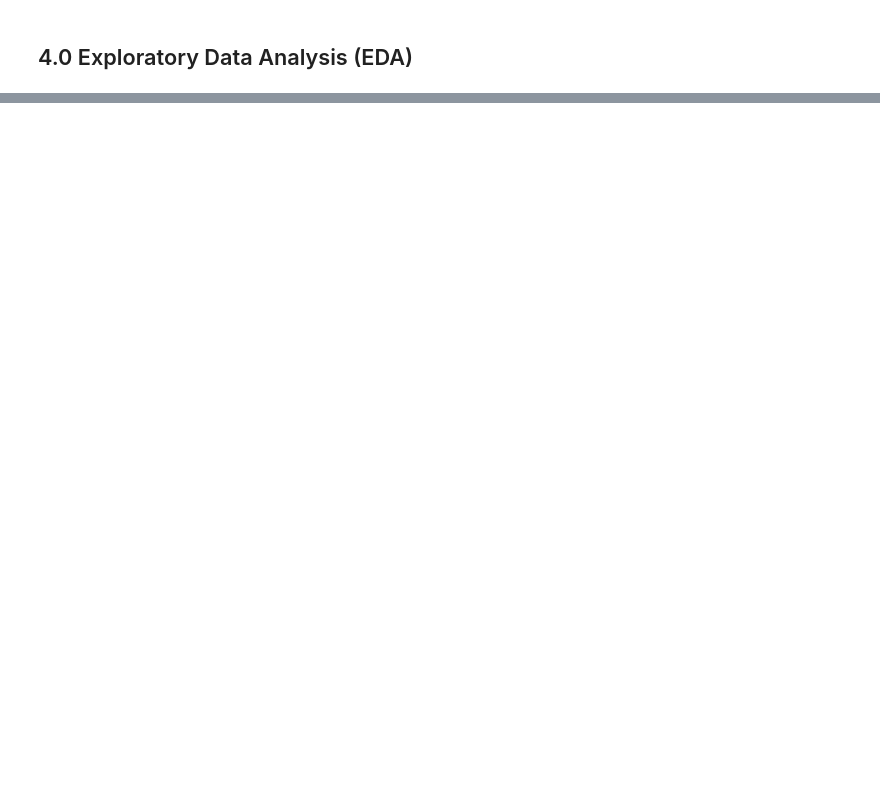
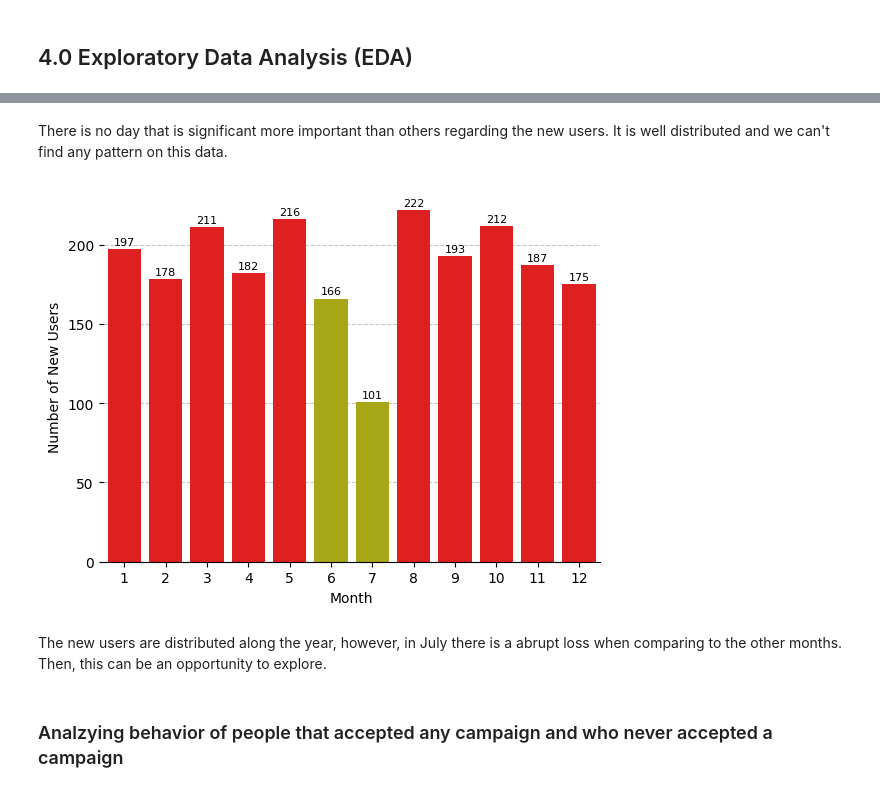
Before and after one commit to jooaobrum/marketing_campaign_CRM_case, a Jupyter notebook: notebooks/crm_ifood_data_analysis.ipynb, the cells around one changed output, grey strips where cells are left out. Cells and saved outputs as stored; diff of their text form; code cells hidden in the pictures; blank space fills up the shorter version.

```diff
--- a/notebooks/crm_ifood_data_analysis.ipynb
+++ b/notebooks/crm_ifood_data_analysis.ipynb
@@ -90,0 +515,32 @@ Since the business case is composed by 3 parts, I will split the problem in 3 di
+# %% [markdown]
+There is no day that is significant more important than others regarding the new users. It is well distributed and we can't find any pattern on this data.
+# %%
+df_highlight = df4['month_sub'].value_counts().reset_index()
+df_highlight['color'] = df_highlight['month_sub'].apply(lambda x: 'r' if x > 170 else 'y')
+df_highlight = df_highlight.sort_values('index', ascending = False)
+# %%
+ax = sns.barplot(x = 'index', y = 'month_sub', palette=df_highlight['color'], data = df_highlight)
+plt.xlabel('Month')
+plt.ylabel('Number of New Users')
+plt.gca().spines['top'].set_visible(False)
+plt.gca().spines['right'].set_visible(False)
+plt.gca().spines['bottom'].set_visible(True)
+plt.gca().spines['left'].set_visible(False)
+
+plt.rc('axes', axisbelow=True)
+plt.grid(axis='y', linestyle='--', alpha=0.7)
+
+for bar in ax.patches:
+
+
+    ax.annotate(f"{int(bar.get_height())}",
+                   (bar.get_x() + bar.get_width() / 2,
+                    bar.get_height()), ha='center', va='center',
+                   size=8, xytext=(0, 5),
+                   textcoords='offset points')
+# %% [output]
+[figure, added]
+# %% [markdown]
+The new users are distributed along the year, however, in July there is a abrupt loss when comparing to the other months. Then, this can be an opportunity to explore.
+# %% [markdown]
+### Analzying behavior of people that accepted any campaign and who never accepted a campaign
```
Also changed, not shown: parts of 124 cells of this notebook, 3 other files.
